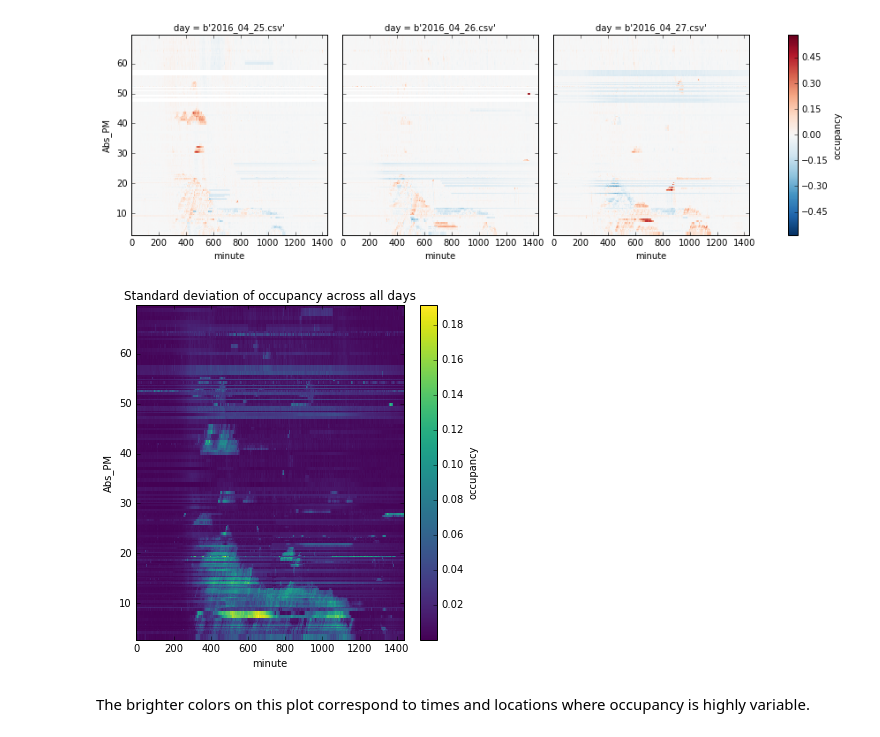
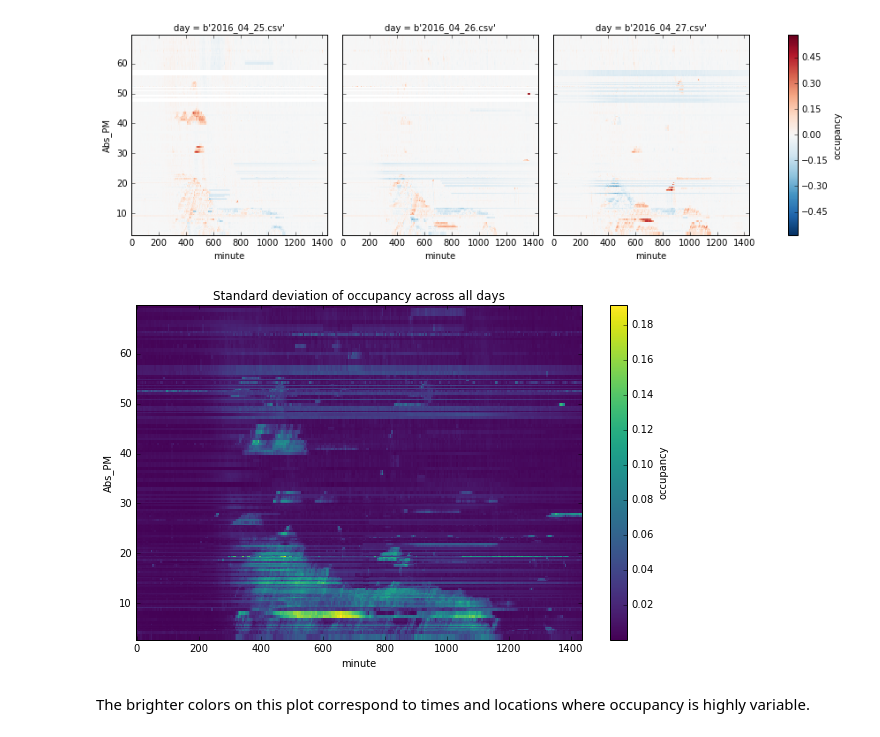
Before and after one commit to clarkfitzg/eci256project, a Jupyter notebook: plots.ipynb, the cells around one changed output. Saved outputs shown, nothing was run; the diff lists cells and outputs as text; code cells hidden in the pictures.

Commit message:
add image

```diff
--- a/plots.ipynb
+++ b/plots.ipynb
@@ -31,13 +31,13 @@ plt.savefig("diffs.png")
 # %%
 dsd = d.std("day")
 
-plt.figure(figsize = (6, 6))
+plt.figure(figsize = (10, 6))
 dsd.plot(x = "minute", y = "Abs_PM")
 plt.title("Standard deviation of occupancy across all days")
 
 plt.savefig("occ_sd.png")
 # %% [output]
-[figure, old version]
+[figure, new version]
 # %%
 plt.savefig?
 # %% [markdown]
```
Also changed, not shown: parts of 3 cells of this notebook, 8 other files.
